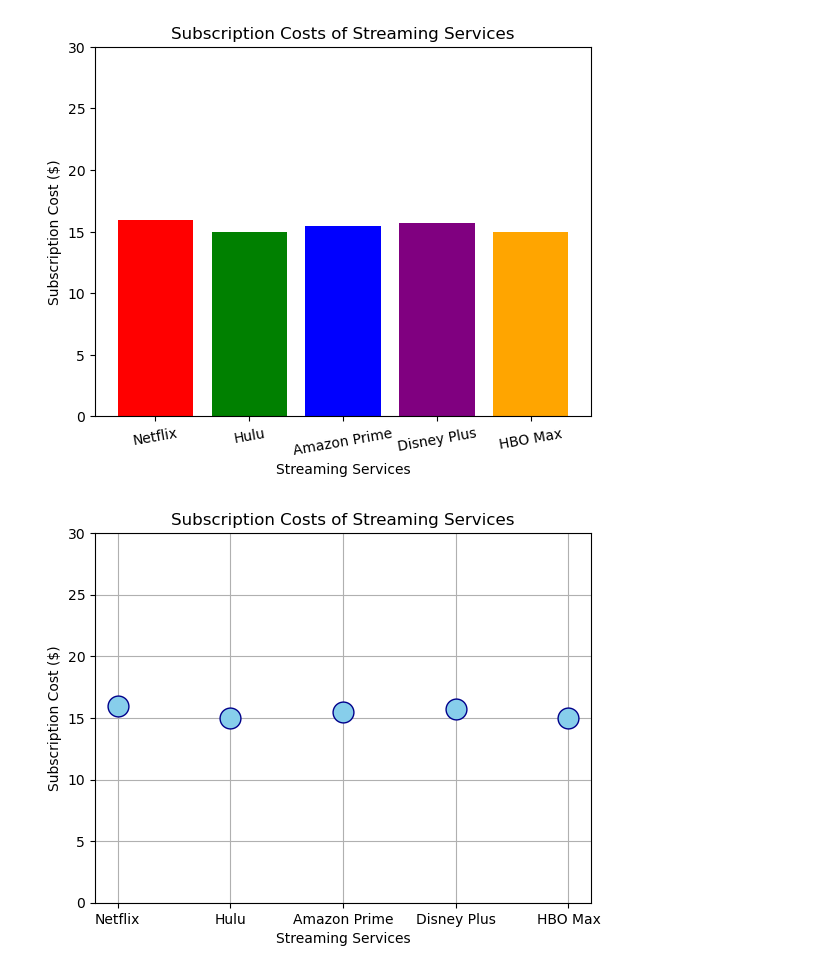
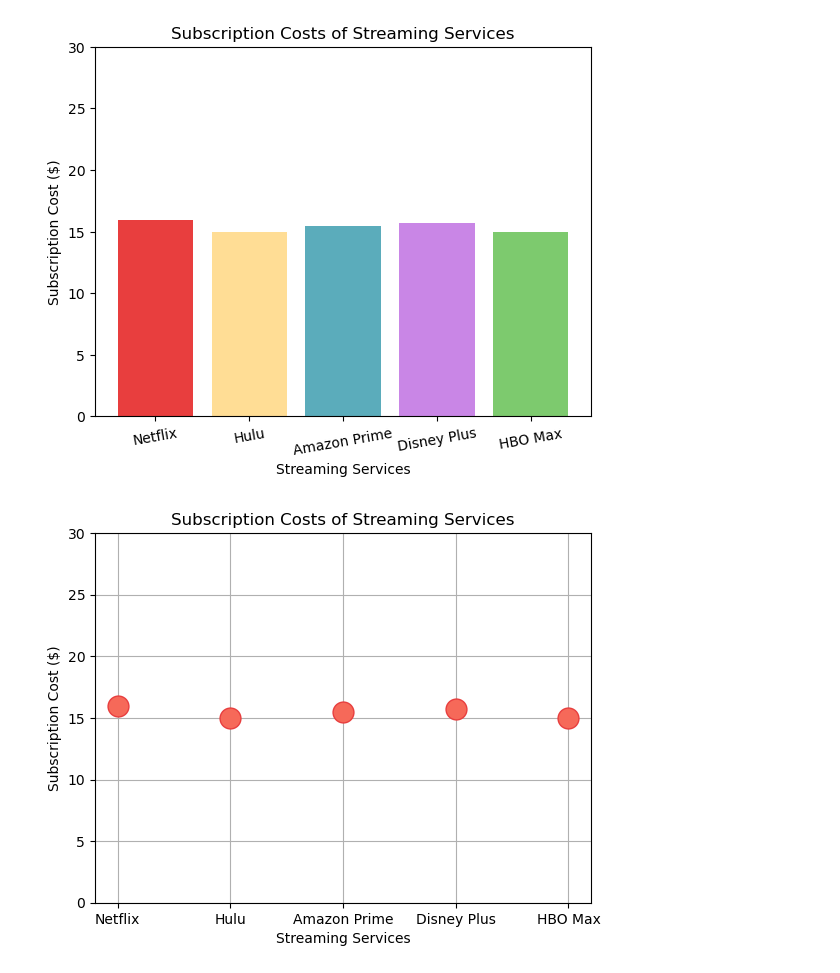
Before and after one commit to Youcheng9/Data-Visualization-Project-1, a Jupyter notebook: data1.ipynb, the cells around one changed output. Drawn from its saved outputs; the diff is of its cells as text; code cells hidden in the pictures.

Commit message:
Created all 12 visualizations

```diff
--- a/data1.ipynb
+++ b/data1.ipynb
@@ -1,33 +1,33 @@
 # %%
 import matplotlib.pyplot as plt
 import numpy as np
 
 
 netlifx = 15.95
 hulu = 14.99
 amazon_prime = 15.45
 disney_plus = 15.70
 hbo_max = 14.99
 
 labels = ['Netflix', 'Hulu', 'Amazon Prime', 'Disney Plus', 'HBO Max']
 values = [netlifx, hulu, amazon_prime, disney_plus, hbo_max]
 
-plt.bar(labels, values, color=['red', 'green', 'blue', 'purple', 'orange'])
+plt.bar(labels, values, color=["#e83e3e", "#ffdd95", "#5bacbb", "#c986e6", "#7dca6e"])
 plt.xlabel('Streaming Services')
 plt.ylabel('Subscription Cost ($)')
 plt.title('Subscription Costs of Streaming Services')
 plt.xticks(rotation=10)
 plt.ylim(0, 30)
 plt.show()
 # %% [output]
-[figure, old version]
+[figure, new version]
 # %%
 # ~~~~~~~~~~ Marker Chart ~~~~~~~~~~
 plt.plot(labels, values,
          marker='o',
          markersize=15,
-         markerfacecolor='skyblue',
-         markeredgecolor='darkblue',
+         markerfacecolor="#f66959",
+         markeredgecolor='#e83e3e',
          linestyle=''
         )
 plt.xlabel('Streaming Services')
@@ -37,4 +37,4 @@ plt.ylim(0, 30)
 plt.grid(True)
 plt.show()
 # %% [output]
-[figure, old version]
+[figure, new version]
```
Also changed, not shown: 5 other files.
